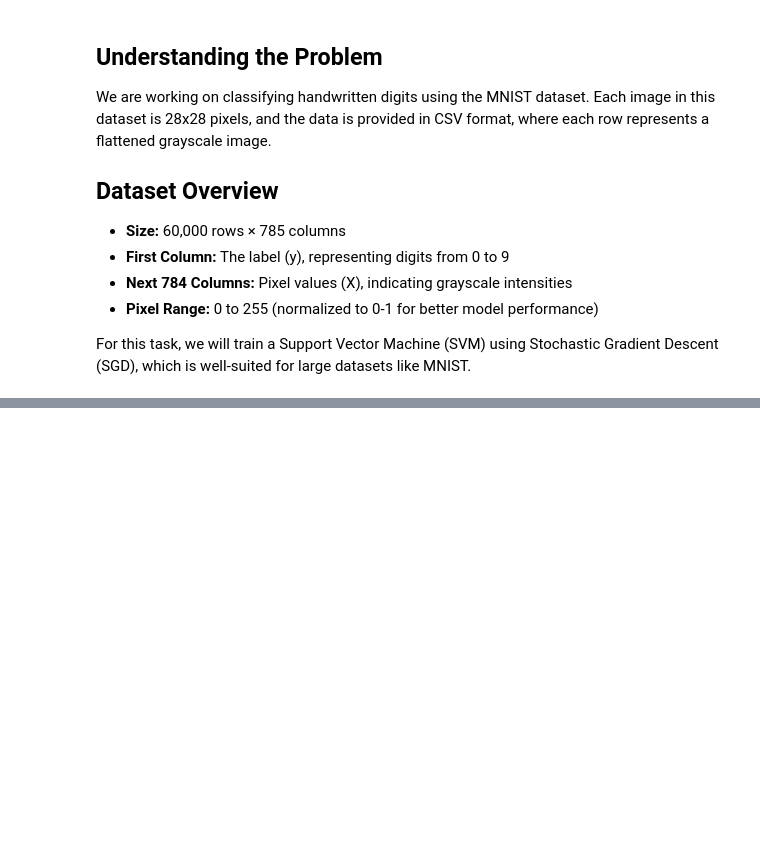
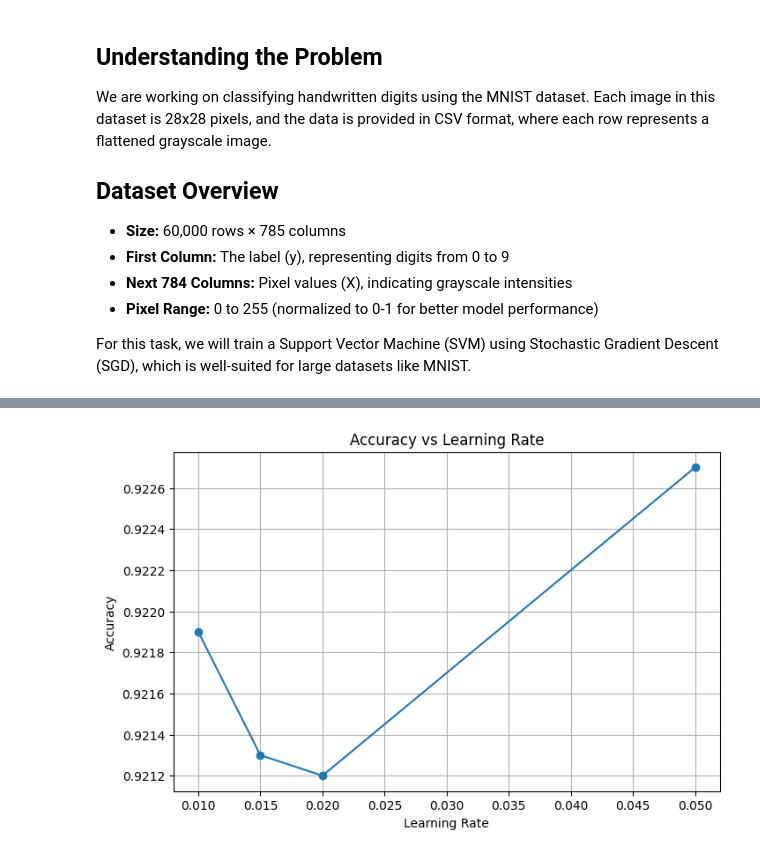
Before and after one commit to NitinVerma2027/PRML-Apr2025, a Jupyter notebook: ml_ipynb_files/svm_classifier.ipynb, the cells around one changed output, grey strips where cells are left out. Drawn from its saved outputs; the diff is of its cells as text; code cells hidden in the pictures; blank space fills up the shorter version.

```diff
--- a/ml_ipynb_files/svm_classifier.ipynb
+++ b/ml_ipynb_files/svm_classifier.ipynb
@@ -178,7 +229,3 @@ class FastMultiClassSVM:
             scores[:, i] = np.dot(X, W) + b  # Compute scores for each class
 
         return self.classes[np.argmax(scores, axis=1)]  # Pick class with highest score
-# %%
-# Initialize & Train SVM
-fast_svm = FastMultiClassSVM(learning_rate=0.015, lambda_param=0.008, epochs=750, batch_size=256)
-fast_svm.fit(X_train, y_train)
@@ -202,0 +232,12 @@ Epoch 700/750 completed
+# %%
+learning_rates = [0.01, 0.015, 0.02, 0.05]
+lr_accuracies = []
+
+for lr in learning_rates:
+    print(f"\nTraining with learning rate: {lr}")
+    svm = FastMultiClassSVM(learning_rate=lr, epochs=500, batch_size=256)
+    svm.fit(X_train, y_train)
+    y_pred = svm.predict(X_test)
+    acc = accuracy_score(y_test, y_pred)
+    lr_accuracies.append(acc)
+    print(f"Test Accuracy: {acc:.4f}")
@@ -202,0 +262,10 @@ Epoch 700/750 completed
+# %%
+plt.figure(figsize=(8,5))
+plt.plot(learning_rates, lr_accuracies, marker='o')
+plt.title("Accuracy vs Learning Rate")
+plt.xlabel("Learning Rate")
+plt.ylabel("Accuracy")
+plt.grid(True)
+plt.show()
+# %% [output]
+[figure, added]
```
Also changed, not shown: parts of 25 cells of this notebook.
